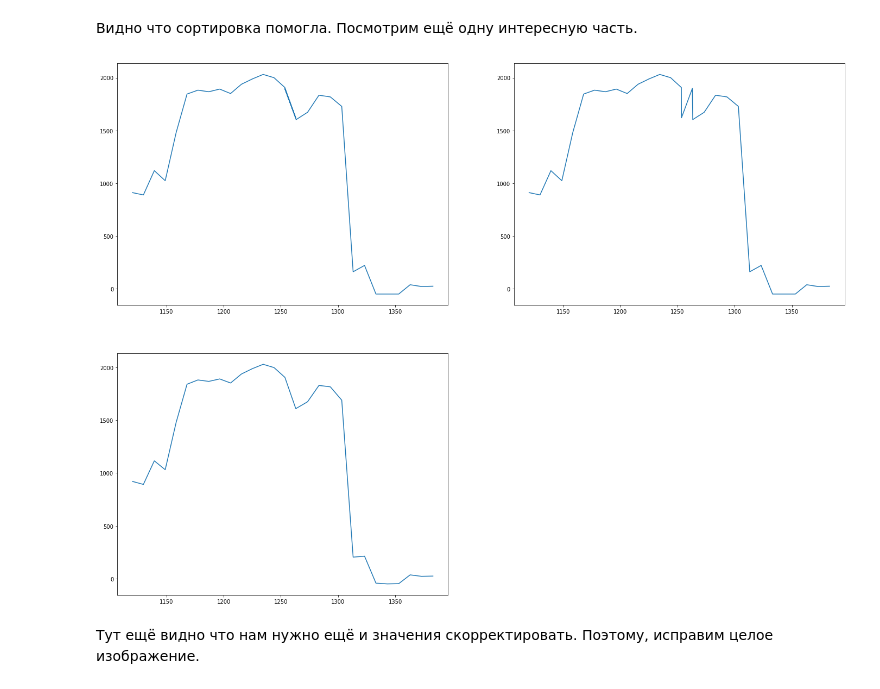
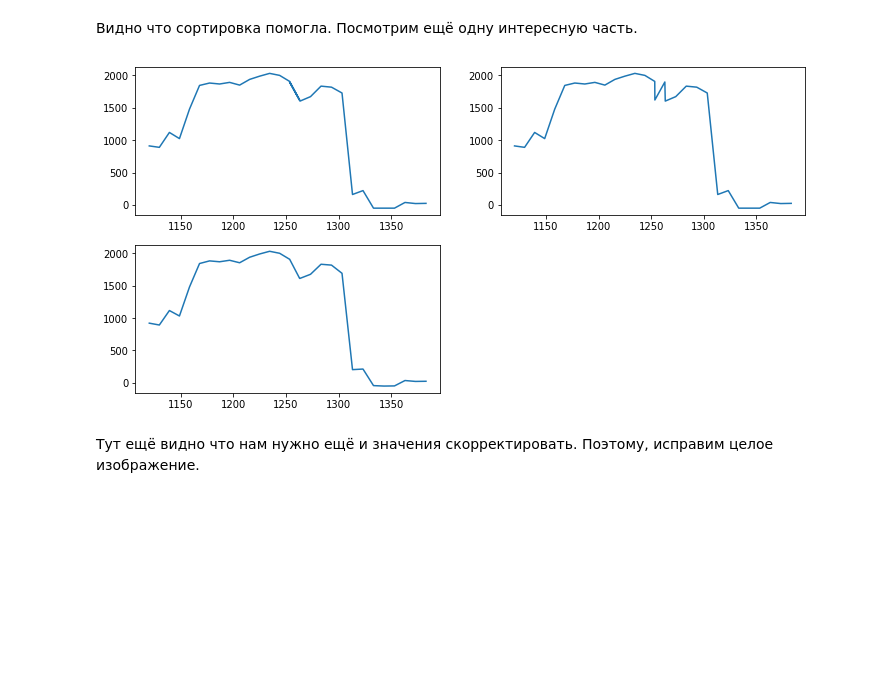
Before and after one commit to kormang/hyperspectralplayground, a Jupyter notebook: hyperspectral.ipynb, the cells around one changed output. Cells and saved outputs as stored; diff of their text form; code cells hidden in the pictures; blank space fills up the shorter version.

```diff
--- a/hyperspectral.ipynb
+++ b/hyperspectral.ipynb
@@ -112,16 +112,16 @@ pylab.show()
 Видно что сортировка помогла. Посмотрим ещё одну интересную часть.
 # %%
 fig = pylab.figure()
-fig.set_size_inches(6*4, 3*6)
+fig.set_size_inches(3*4, 1*6)
 pylab.subplot(2, 2, 1)
 pylab.plot(wavelengths_original[80:110], some_signature[80:110])
 pylab.subplot(2, 2, 2)
 pylab.plot(wavelengths_sorted[80:110], some_signature[80:110])
 pylab.subplot(2, 2, 3)
 pylab.plot(wavelengths_sorted[80:110], some_signature_resampled[80:110])
 pylab.show()
 # %% [output]
-[figure, old version]
+[figure, new version]
 # %% [markdown]
 Тут ещё видно что нам нужно ещё и значения скорректировать. Поэтому, исправим целое изображение.
 # %%
```
Also changed, not shown: parts of 36 cells of this notebook, 16 other files.
